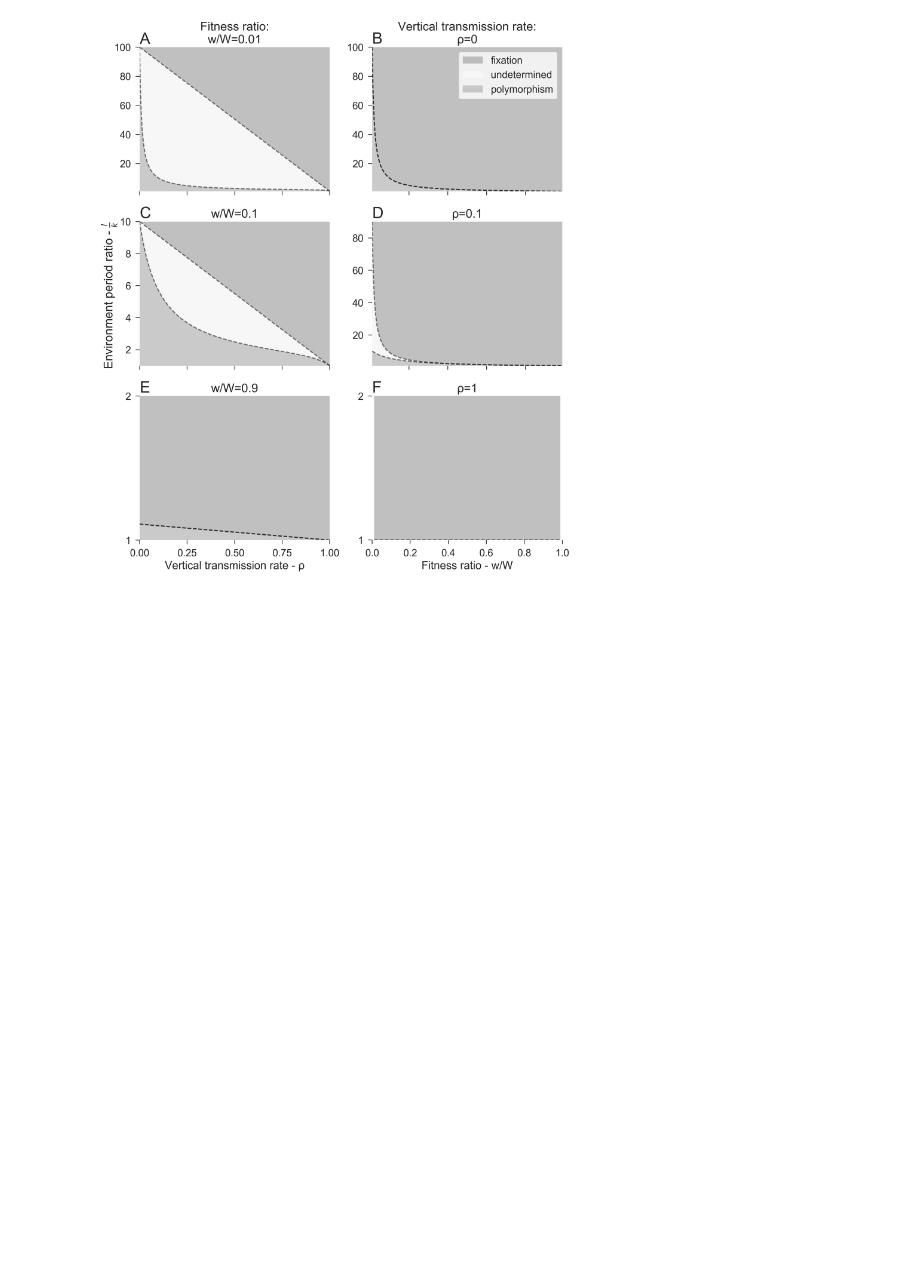
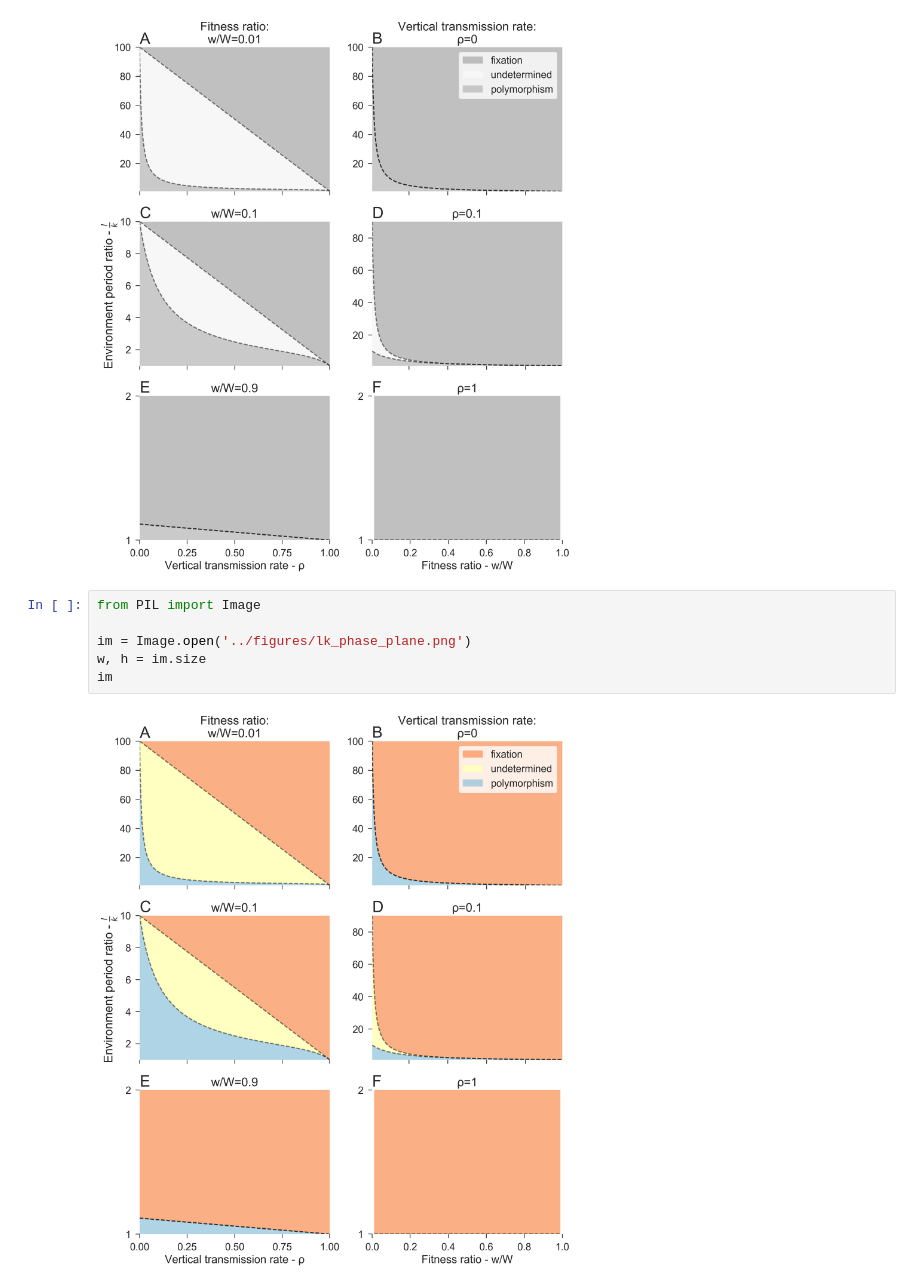
Before and after one commit to yoavram/Milpitas, a Jupyter notebook: notebooks/periodically_changing_environment.ipynb, the cells around one changed output. Cells and saved outputs as stored; diff of their text form; blank space fills up the shorter version.

Commit message:
presentation figures

```diff
--- a/notebooks/periodically_changing_environment.ipynb
+++ b/notebooks/periodically_changing_environment.ipynb
@@ -132,3 +132,11 @@ im = PIL.Image.open('../figures/lk_phase_plane.png')
 im.convert('L')
 # %% [output]
 [figure]
+# %%
+from PIL import Image
+
+im = Image.open('../figures/lk_phase_plane.png')
+w, h = im.size
+im
+# %% [output]
+[figure, added]
```
Also changed, not shown: 1 other file.
